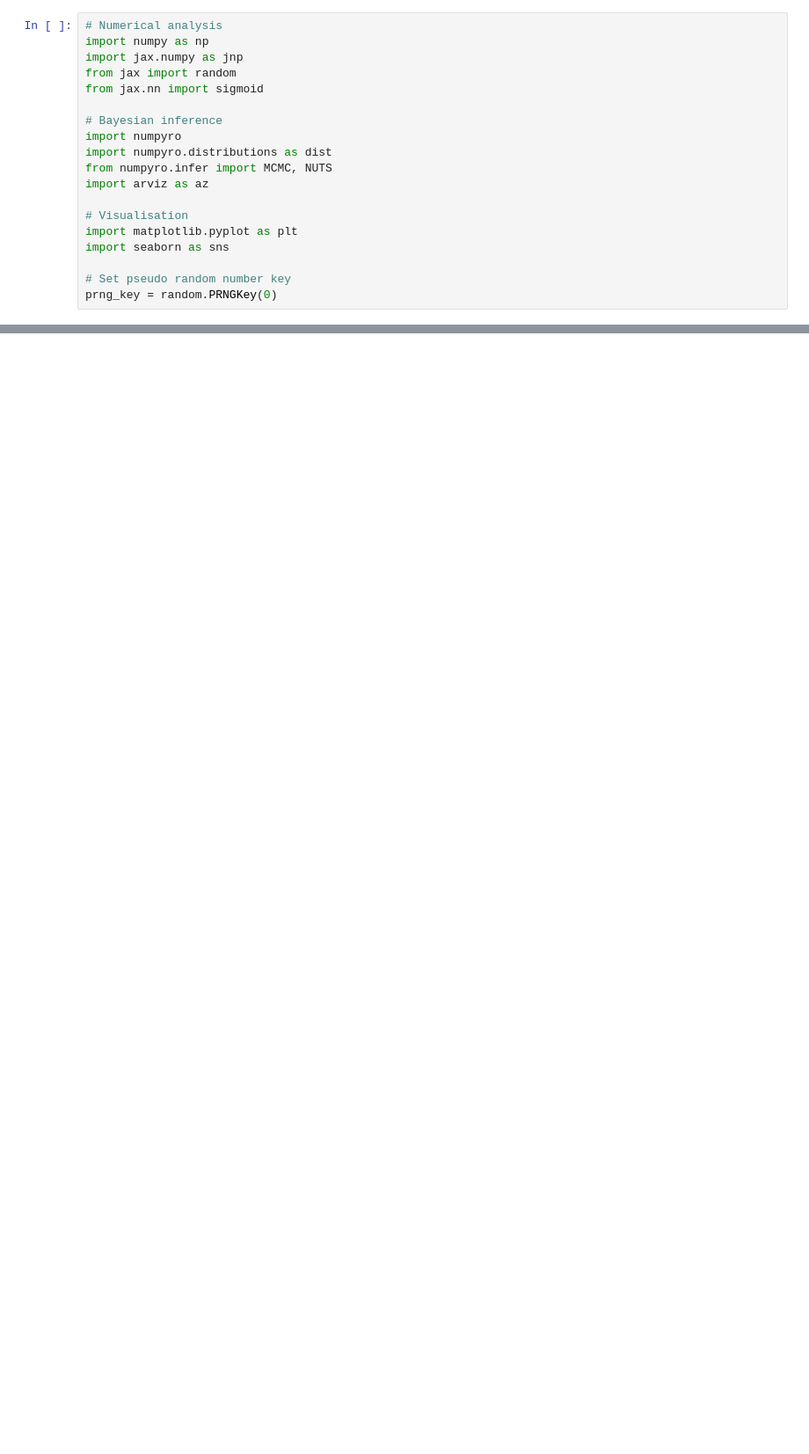
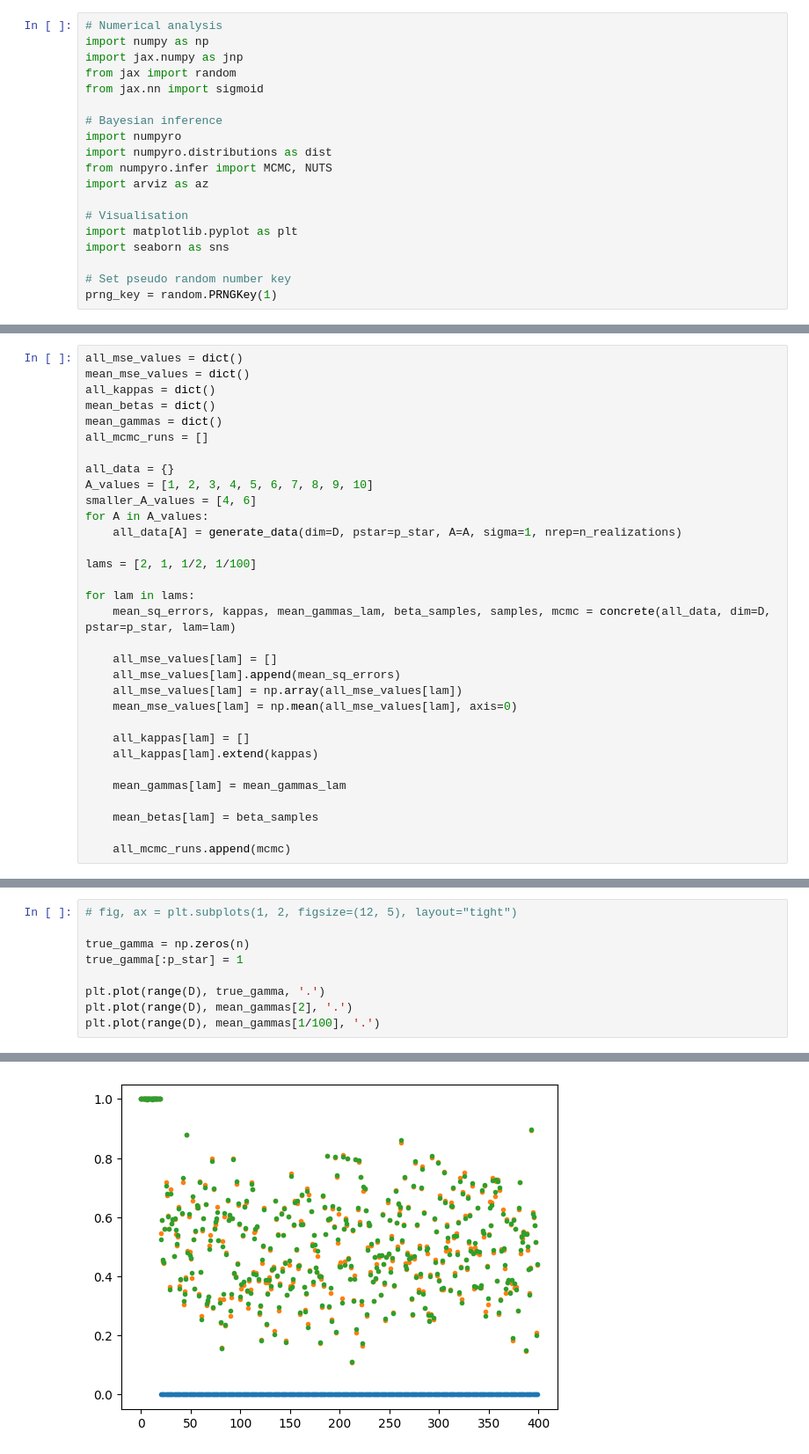
Before and after one commit to Grace0124/numpyro, a Jupyter notebook: REBAR.ipynb, the cells around one changed output, grey strips where cells are left out. Shown at 88% size. Drawn from its saved outputs; the diff is of its cells as text; blank space fills up the shorter version.

```diff
--- a/REBAR.ipynb
+++ b/REBAR.ipynb
@@ -16,4 +16,4 @@ import matplotlib.pyplot as plt
 import seaborn as sns
 
 # Set pseudo random number key
-prng_key = random.PRNGKey(0)
+prng_key = random.PRNGKey(1)
@@ -107,0 +126,32 @@ def optimizer(data):
+# %%
+all_mse_values = dict()
+mean_mse_values = dict()
+all_kappas = dict()
+mean_betas = dict()
+mean_gammas = dict()
+all_mcmc_runs = []
+
+all_data = {}
+A_values = [1, 2, 3, 4, 5, 6, 7, 8, 9, 10]
+smaller_A_values = [4, 6]
+for A in A_values:
+    all_data[A] = generate_data(dim=D, pstar=p_star, A=A, sigma=1, nrep=n_realizations)
+
+lams = [2, 1, 1/2, 1/100]
+
+for lam in lams:
+    mean_sq_errors, kappas, mean_gammas_lam, beta_samples, samples, mcmc = concrete(all_data, dim=D, pstar=p_star, lam=lam)
+
+    all_mse_values[lam] = []
+    all_mse_values[lam].append(mean_sq_errors)
+    all_mse_values[lam] = np.array(all_mse_values[lam])
+    mean_mse_values[lam] = np.mean(all_mse_values[lam], axis=0)
+
+    all_kappas[lam] = []
+    all_kappas[lam].extend(kappas)
+
+    mean_gammas[lam] = mean_gammas_lam
+
+    mean_betas[lam] = beta_samples
+
+    all_mcmc_runs.append(mcmc)
@@ -107,0 +189,10 @@ def optimizer(data):
+# %%
+# fig, ax = plt.subplots(1, 2, figsize=(12, 5), layout="tight")
+
+true_gamma = np.zeros(n)
+true_gamma[:p_star] = 1
+
+plt.plot(range(D), true_gamma, '.')
+plt.plot(range(D), mean_gammas[2], '.')
+plt.plot(range(D), mean_gammas[1/100], '.')
+# %% [output]
@@ -107,0 +200 @@ def optimizer(data):
+[figure, added]
```
Also changed, not shown: parts of 24 cells of this notebook, 2 other files.
